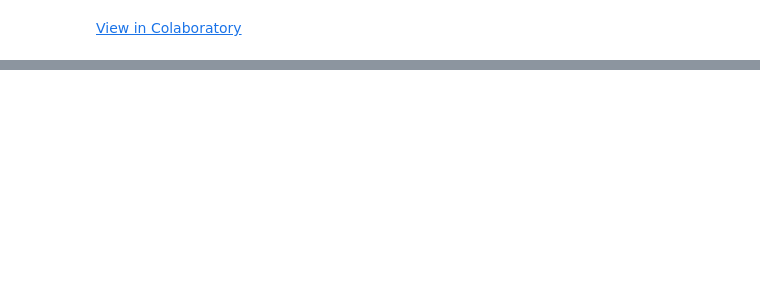
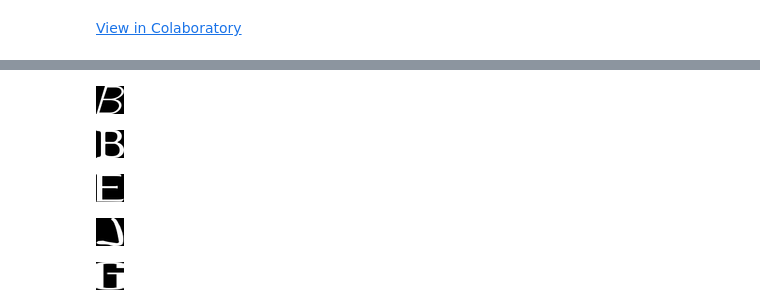
Before and after one commit to toanchitran/tensorflow, a Jupyter notebook: notmnist.ipynb, the cells around one changed output, grey strips where cells are left out. Drawn from its saved outputs; the diff is of its cells as text; code cells hidden in the pictures; blank space fills up the shorter version.

```diff
--- a/notmnist.ipynb
+++ b/notmnist.ipynb
@@ -102,0 +103,22 @@ AttributeError: ignored
+# %%
+#Get test and train data paths
+
+def get_dir_paths(root):
+  return [os.path.join(root, n) for n in sorted(os.listdir(root)) if os.path.isdir(os.path.join(root, n))]
+
+def get_file_paths(root):
+  return [os.path.join(root, n) for n in sorted(os.listdir(root)) if os.path.isfile(os.path.join(root, n))]
+
+
+train_data_paths = get_dir_paths('./notMNIST_large')
+test_data_paths = get_dir_paths('./notMNIST_small')
+# %%
+#Display train data set image samples
+for i in np.arange(5):
+  display(Image(filename=np.random.choice(get_file_paths(np.random.choice(train_data_paths)))))
+# %% [output]
+[figure, added]
+[figure, added]
+[figure, added]
+[figure, added]
+[figure, added]
```
Also changed, not shown: parts of 28 cells of this notebook.
